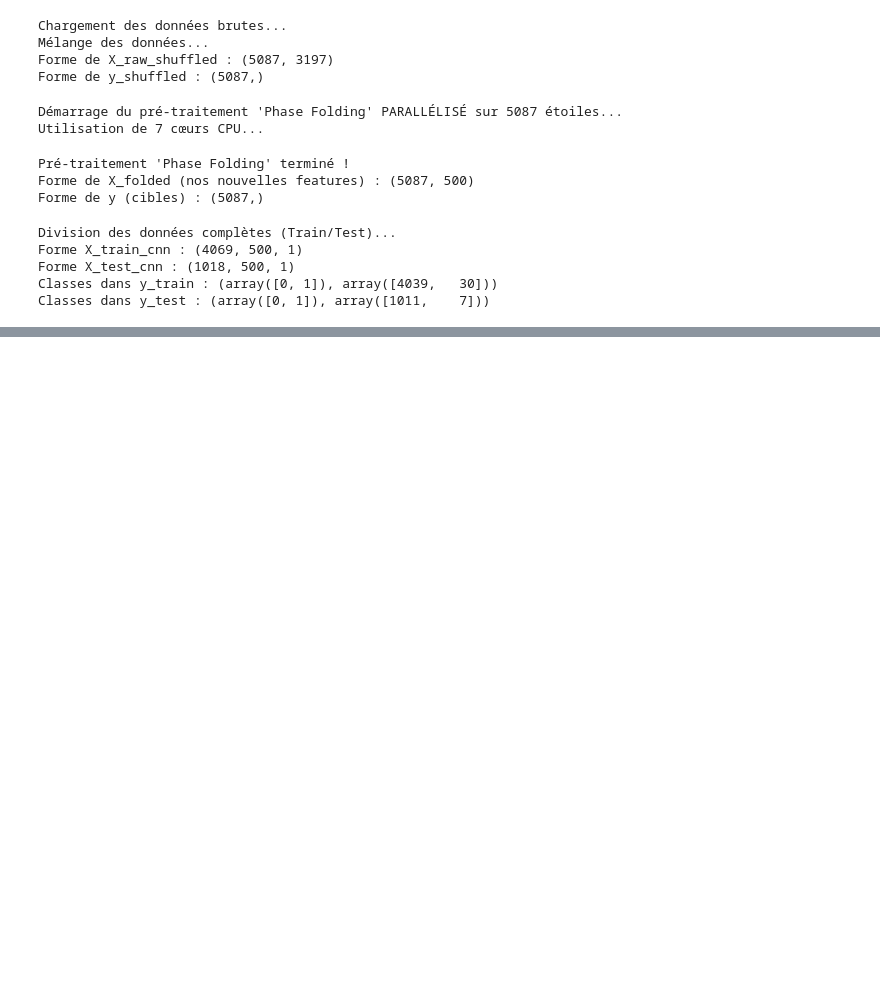
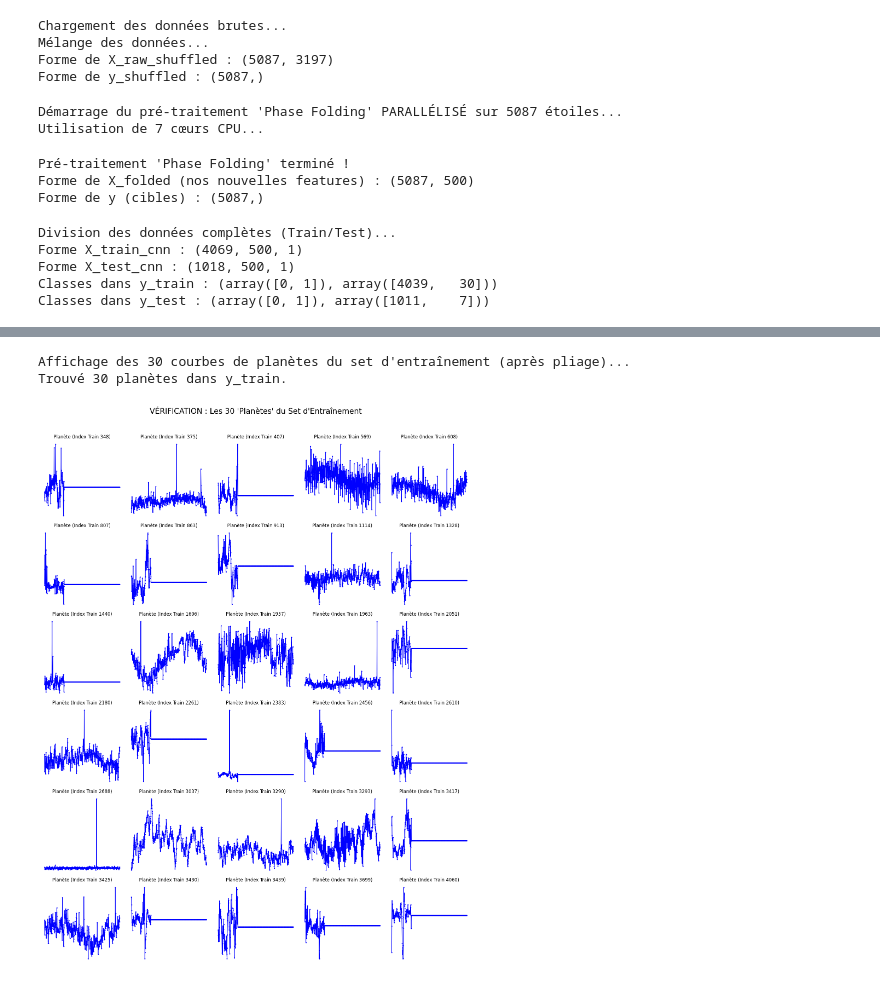
Before and after one commit to K4yan0/exoplanet-detection-ml, a Jupyter notebook: notebooks/11_CNN_1D_Phase_Folding_v2.ipynb, the cells around one changed output, grey strips where cells are left out. Cells and saved outputs as stored; diff of their text form; code cells hidden in the pictures; blank space fills up the shorter version.

Commit message:
Feat(CNN):Sanity check

```diff
--- a/notebooks/11_CNN_1D_Phase_Folding_v2.ipynb
+++ b/notebooks/11_CNN_1D_Phase_Folding_v2.ipynb
@@ -339,0 +398,33 @@ Affichage des graphiques d'entraînement (v13)...
+# %%
+# Cellule 9 : VÉRIFICATION DES DONNÉES (Sanity Check v17)
+# --------------------------------------------------------
+# Regardons les 30 courbes de "planètes" que nous donnons au CNN
+# dans le set d'entraînement.
+# VOYONS-NOUS DES TRANSITS ?
+
+print("Affichage des 30 courbes de planètes du set d'entraînement (après pliage)...")
+
+# 1. Trouver les index des planètes dans y_train
+planet_indices_in_train = np.where(y_train == 1)[0]
+print(f"Trouvé {len(planet_indices_in_train)} planètes dans y_train.")
+
+# 2. Récupérer les données X_train correspondantes
+# (Note: X_train_cnn a une dimension en plus, on prend X_train)
+X_train_planets = X_train[planet_indices_in_train]
+
+# 3. Les afficher
+plt.figure(figsize=(16, 20))
+plt.suptitle("VÉRIFICATION : Les 30 'Planètes' du Set d'Entraînement", fontsize=20, y=1.02)
+
+for i, curve in enumerate(X_train_planets):
+    plt.subplot(6, 5, i + 1) # Créer une grille de 6x5
+    plt.plot(curve, 'b.-', markersize=4)
+    plt.title(f"Planète (Index Train {planet_indices_in_train[i]})")
+    plt.axis('off') # Cacher les axes pour plus de clarté
+
+plt.tight_layout()
+plt.show()
+# %% [output]
+Affichage des 30 courbes de planètes du set d'entraînement (après pliage)...
+Trouvé 30 planètes dans y_train.
+[figure, added]
```
Also changed, not shown: parts of 7 cells of this notebook.
